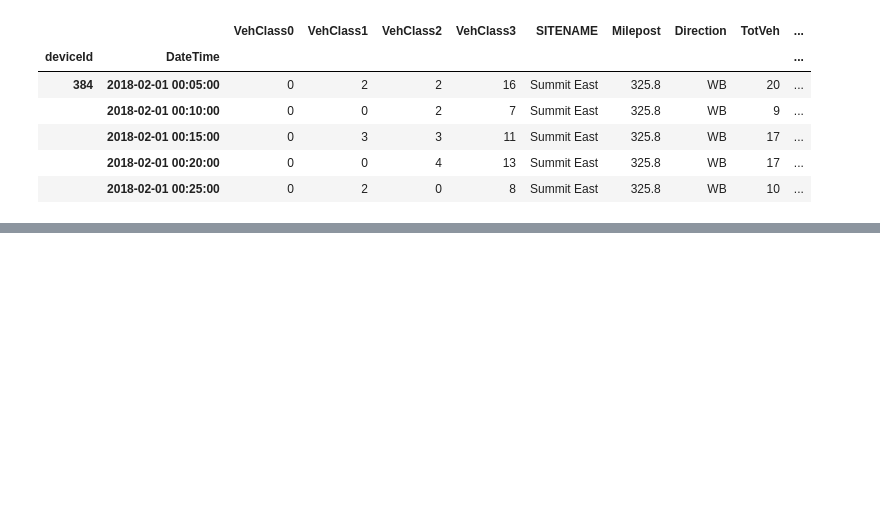
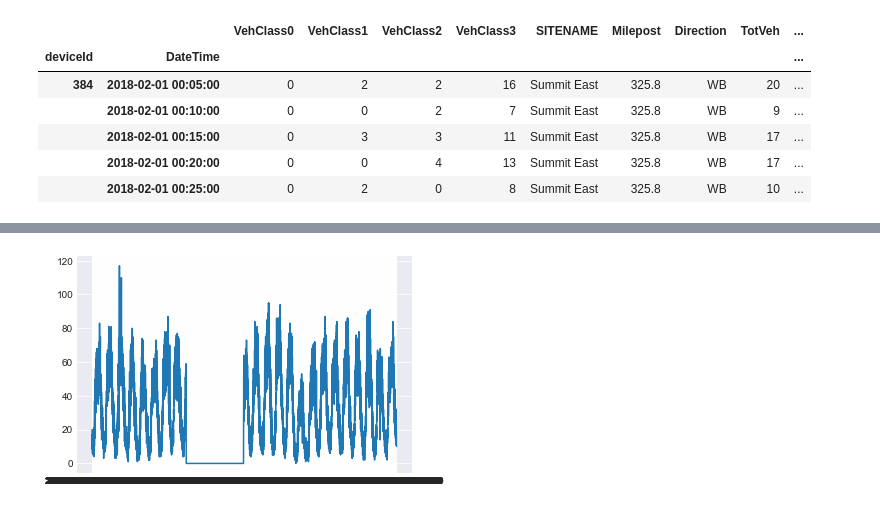
Before and after one commit to Apoorb/Hive-SDC, a Jupyter notebook: Visualize-FebVol-VehClass.ipynb, the cells around one changed output, grey strips where cells are left out. Saved outputs shown, nothing was run; the diff lists cells and outputs as text; code cells hidden in the pictures; blank space fills up the shorter version.

```diff
--- a/Visualize-FebVol-VehClass.ipynb
+++ b/Visualize-FebVol-VehClass.ipynb
@@ -45,2 +46,7 @@ print(plt.style.available)
 # %%
 plt.close()
+# %%
+sns.lineplot(data=dat.loc[384].TotVeh)
+plt.show()
+# %% [output]
+[figure, added]
```
Also changed, not shown: parts of 3 cells of this notebook, 3 other files.
